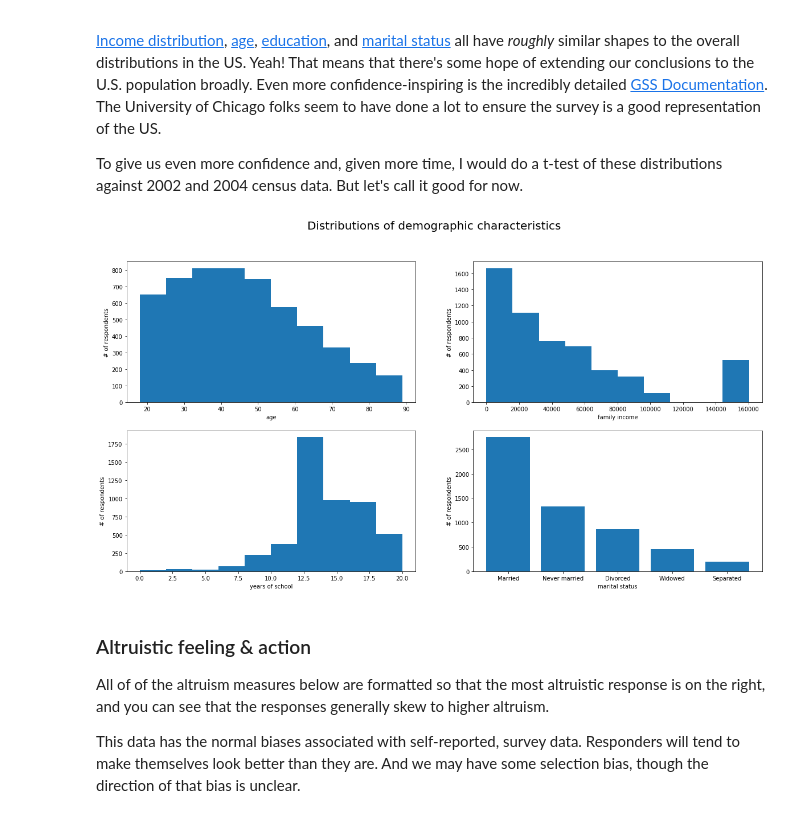
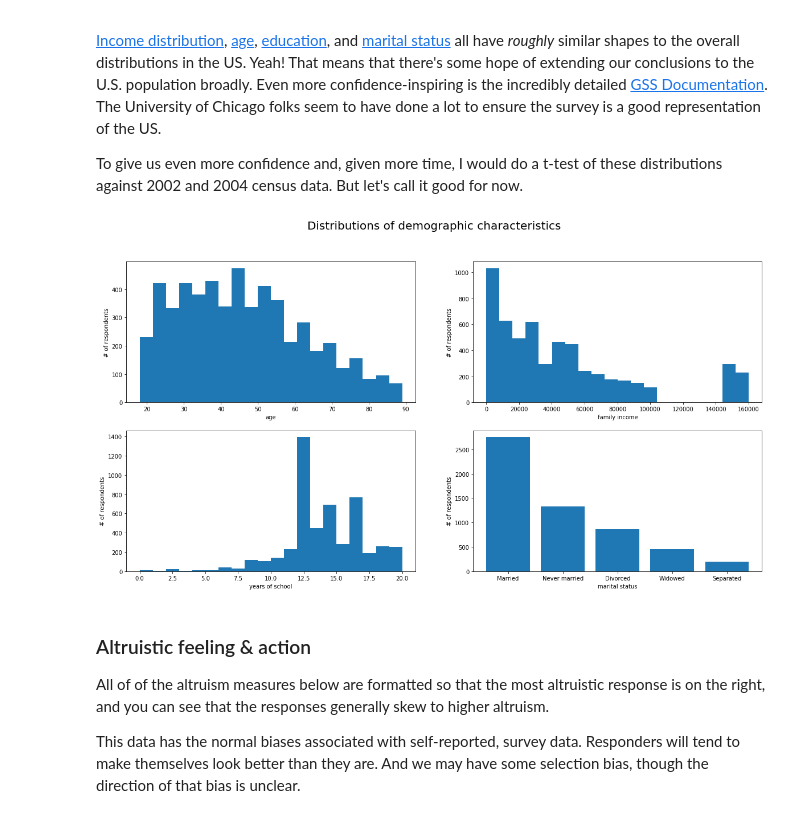
Before and after one commit to daddyprasad5/thinkful, a Jupyter notebook: Altruism Associations Analysis.ipynb, the cells around one changed output. Drawn from its saved outputs; the diff is of its cells as text; code cells hidden in the pictures.

```diff
--- a/Altruism Associations Analysis.ipynb
+++ b/Altruism Associations Analysis.ipynb
@@ -168,40 +219,46 @@ While the questons I'm pursuing are relevant only to age and income, let's look
 
 To give us even more confidence and, given more time, I would do a t-test of these distributions against 2002 and 2004 census data.  But let's call it good for now.
 # %%
-def demog_plots(gss_altruism):
+#plot the histograms of the demographic variables
+
+def demog_plots(altr):
+    """produces a set of subplots of the demographic data of the given dataframe
+    this function is very specific to Raj Prasad's altruism paper and is not meant
+    to be re-used.
+    """
 
     plt.figure(figsize=(20, 10))
 
     plt.subplot(2, 2, 1)
-    plt.hist(gss_altruism["age"])
+    plt.hist(altr["age"], bins=20)
     plt.ylabel("# of respondents")
     plt.xlabel("age")
 
     plt.subplot(2, 2, 2)
-    plt.hist(gss_altruism["family_income"])
+    plt.hist(altr["family_income"], bins=20)
     plt.xlabel("family income")
     plt.ylabel("# of respondents")
 
     plt.subplot(2, 2, 3)
-    plt.hist(gss_altruism[gss_altruism["age"] > 24].years_of_school)
+    plt.hist(altr[altr["age"] > 24].years_of_school, bins=20)
     plt.xlabel("years of school")
     plt.ylabel("# of respondents")
 
     plt.subplot(2, 2, 4)
-    mar_status = gss_altruism["marital_status"].value_counts()
+    mar_status = altr["marital_status"].value_counts()
     ind = np.arange(mar_status.shape[0])
     plt.bar(ind, mar_status)
     plt.xticks(ind, mar_status.index)
     plt.xlabel("marital status")
     plt.ylabel("# of respondents")
 
     plt.suptitle("Distributions of demographic characteristics", fontsize=20)
 
     plt.show()
 
 demog_plots(gss_altruism)
 # %% [output]
-[figure, old version]
+[figure, new version]
 # %% [markdown]
 ### Altruistic feeling & action
 
```
Also changed, not shown: parts of 23 cells of this notebook.
